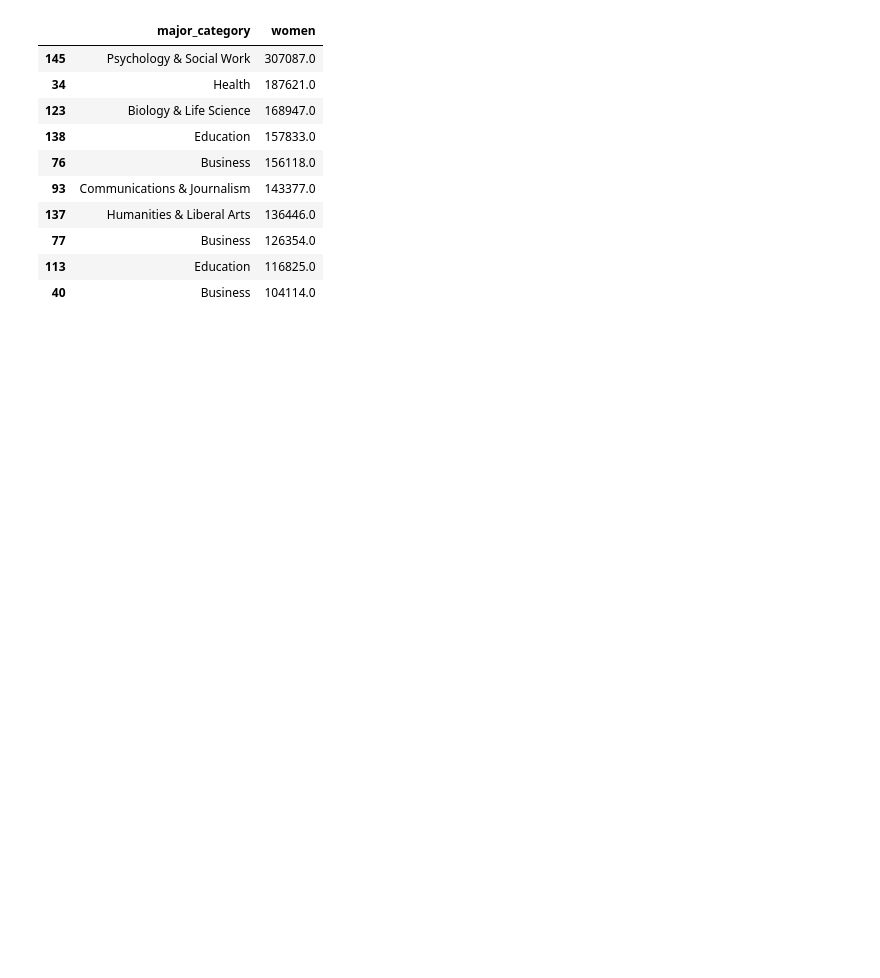
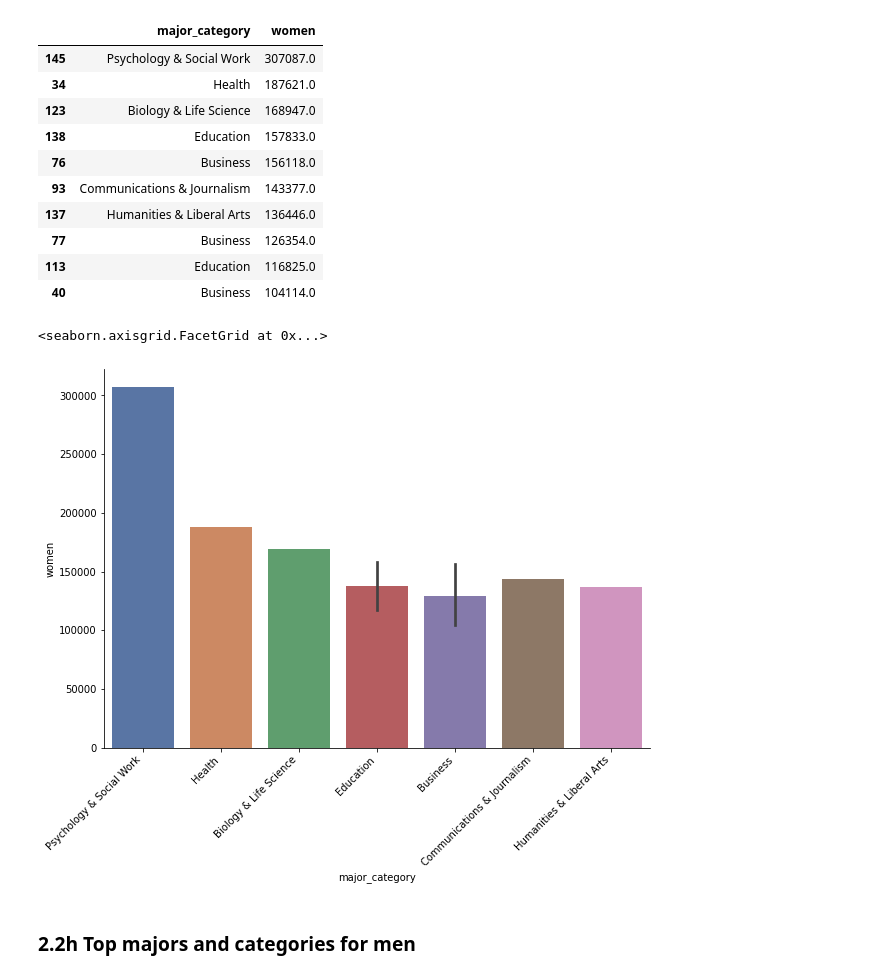
Before and after one commit to dorrajmachai/100DaysOfData, a Jupyter notebook: Day16/EconomicGuideCollegeMajors/egcm.ipynb, the cells around one changed output. Cells and saved outputs as stored; diff of their text form; code cells hidden in the pictures; blank space fills up the shorter version.

```diff
--- a/Day16/EconomicGuideCollegeMajors/egcm.ipynb
+++ b/Day16/EconomicGuideCollegeMajors/egcm.ipynb
@@ -262,4 +360,26 @@ top_majors_women[['major_category', 'women']]
 | 77 | Business | 126354.0 |
 | 113 | Education | 116825.0 |
 | 40 | Business | 104114.0 |
+# %%
+cat_womens_top = top_majors_women[['major_category', 'women']]
+cat_womens_top
+
+# cw is short for 'womens top major category plot'
+cw = sns.catplot(
+    data = cat_womens_top,
+    x = 'major_category',
+    y = 'women',
+    height = 6,
+    aspect = 1.5,
+    palette = 'deep',
+    kind = 'bar')
+
+cw.set_xticklabels(
+    rotation = 45,
+    horizontalalignment = 'right')
+# %% [output]
+<seaborn.axisgrid.FacetGrid at 0x...>
+[figure, added]
+# %% [markdown]
+### 2.2h Top majors and categories for men
 # %%
```
Also changed, not shown: parts of 36 cells of this notebook, 1 other file.
